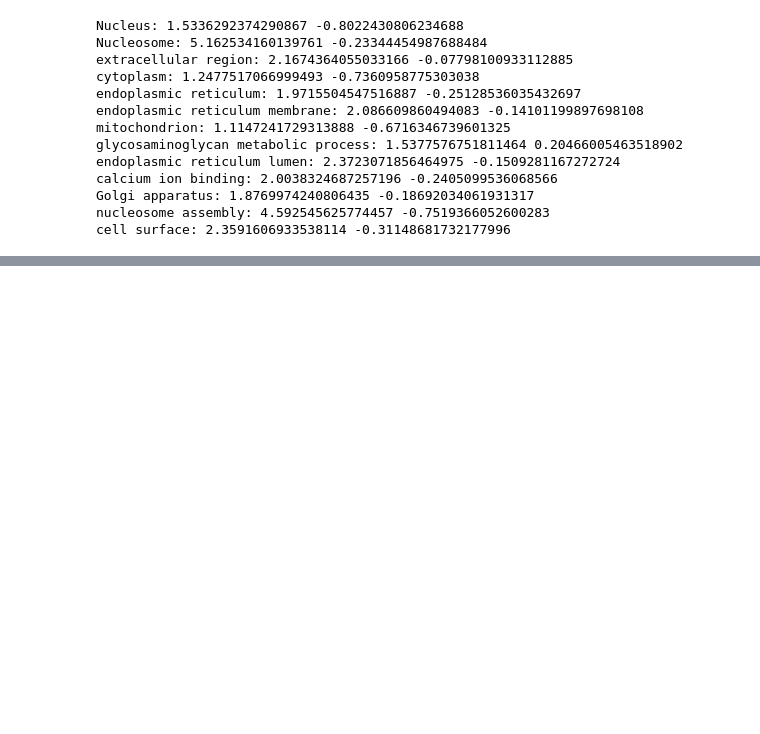
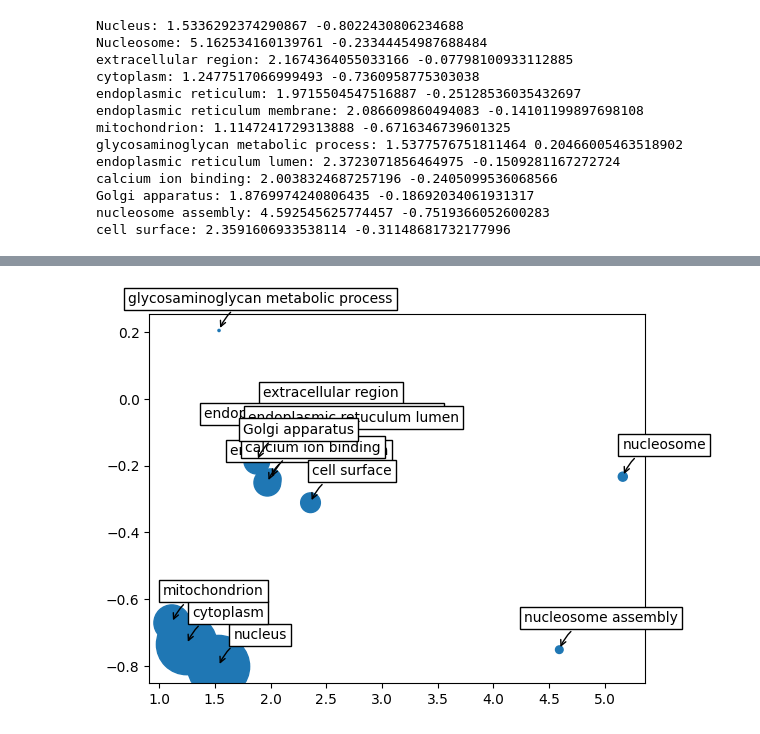
Before and after one commit to EunjinKwon/2024-Bioinformatics, a Jupyter notebook: Project.ipynb, the cells around one changed output, grey strips where cells are left out. Drawn from its saved outputs; the diff is of its cells as text; code cells hidden in the pictures; blank space fills up the shorter version.

```diff
--- a/Project.ipynb
+++ b/Project.ipynb
@@ -420,6 +441,11 @@ nucleus.head()
 | 4 | ENSMUSG00000002459 | chr1;chr1;chr1;chr1;chr1;chr1;chr... | 4979799;4979799;4980625;4980697;4... | 4980885;4980885;4980885;4980885;4... | -;-;-;-;-;-;-;-;-;-;-;-;-;-;-;-;-... | 4239 | 5 | 0 | ... |
 | 6 | ENSMUSG00000025907 | chr1;chr1;chr1;chr1;chr1;chr1;chr... | 6276421;6276451;6284869;6284887;6... | 6276494;6276494;6285181;6285181;6... | +;+;+;+;+;+;+;+;+;+;+;+;+;+;+;+;+... | 14690 | 1520 | 0 | ... |
 | 13 | ENSMUSG00000042414 | chr1;chr1;chr1;chr1;chr1;chr1;chr... | 13183681;13186004;13188987;131925... | 13184711;13186105;13189189;131928... | -;-;-;-;-;-;-;- | 2564 | 227 | 0 | ... |
+# %%
+clip_enrich = []
+rden_change = []
+labels = []
+size = []
 # %%
 #1
 nucleus_clip = nucleus['clip_enrichment'].mean()
@@ -492,0 +580,15 @@ cell surface: 2.3591606933538114 -0.31148681732177996
+# %%
+size_re = [x / 2 for x in size]
+# %%
+from matplotlib import pyplot as plt
+
+plt.scatter(np.log2(clip_enrich), np.log2(rden_change), s=size_re)
+
+for i in range(len(labels)):
+    plt.annotate(labels[i], (np.log2(clip_enrich[i]), np.log2(rden_change[i])), textcoords="offset points"
+    , xytext=(30,20), ha='center', bbox=dict(boxstyle="square,pad=0.3", edgecolor="black", facecolor="white"),
+        arrowprops=dict(arrowstyle="->", connectionstyle="arc3,rad=0.3", color='black'))
+
+plt.show()
+# %% [output]
+[figure, added]
```
Also changed, not shown: parts of 3 cells of this notebook.
